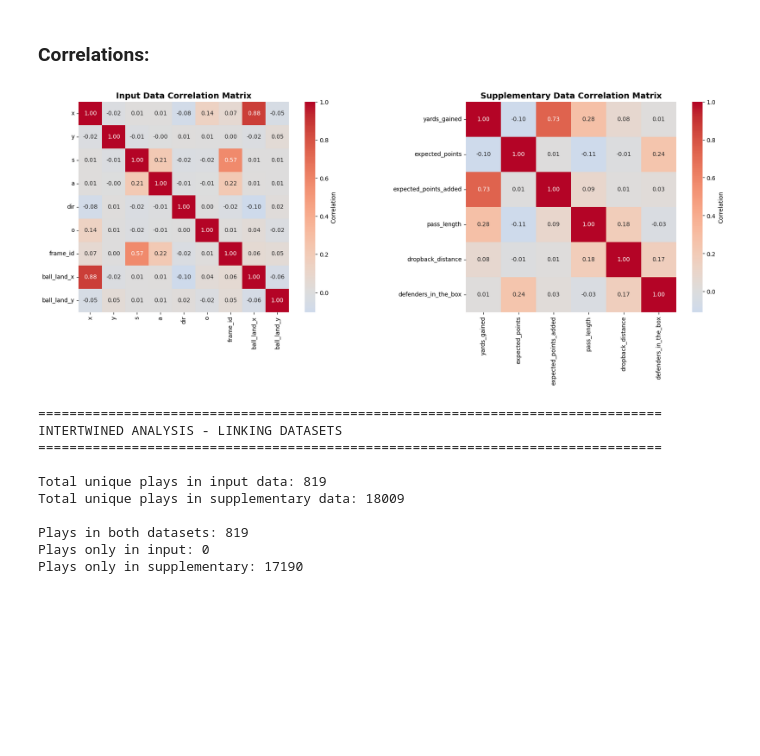
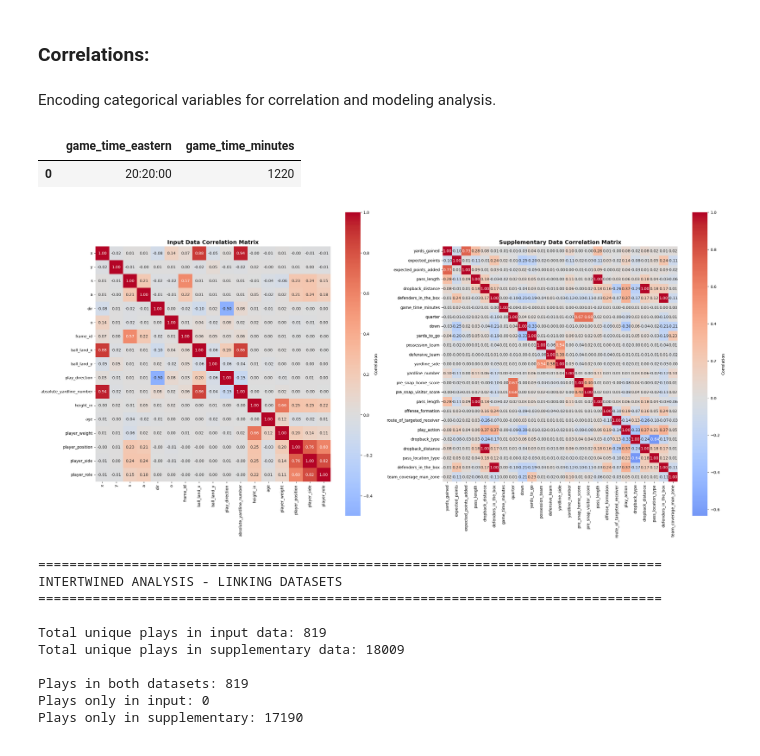
Before and after one commit to JZembower/NFL-Big-Data-Bowl-2026-Analytics-Challenge, a Jupyter notebook: EDA/EDA.ipynb, the cells around one changed output. Drawn from its saved outputs; the diff is of its cells as text; code cells hidden in the pictures; blank space fills up the shorter version.

```diff
--- a/EDA/EDA.ipynb
+++ b/EDA/EDA.ipynb
@@ -568,28 +568,61 @@ plt.show()
 [figure]
 # %% [markdown]
 ### Correlations:
+# %% [markdown]
+Encoding categorical variables for correlation and modeling analysis.
+# %%
+# Minutes since midnight
+supp_df['game_time_minutes'] = pd.to_datetime(supp_df['game_time_eastern'], format='%H:%M:%S').dt.hour * 60 + pd.to_datetime(supp_df['game_time_eastern'], format='%H:%M:%S').dt.minute
+supp_df[['game_time_eastern','game_time_minutes']].head(1)
+# %% [output]
+|  | game_time_eastern | game_time_minutes |
+| 0 | 20:20:00 | 1220 |
+# %%
+from sklearn.preprocessing import LabelEncoder
+
+input_df_encoded = input_df.copy()
+supp_df_encoded = supp_df.copy()
+
+le = LabelEncoder()
+
+# Encode input_df columns
+for col in ['play_direction', 'player_position', 'player_side', 'player_role']:
+    input_df_encoded[col] = le.fit_transform(input_df_encoded[col].astype(str))
+
+# Encode supp_df columns (add missing ones)
+for col in ['home_team_abbr', 'visitor_team_abbr', 'yardline_side', 'offense_formation',
+            'route_of_targeted_receiver', 'play_action', 'dropback_type',
+            'pass_location_type', 'team_coverage_man_zone', 'possession_team', 'defensive_team']:
+    supp_df_encoded[col] = le.fit_transform(supp_df_encoded[col].astype(str))
 # %%
 # CORRELATION HEATMAPS AND ADDITIONAL INSIGHTS
-fig, axes = plt.subplots(1, 2, figsize=(18, 7))
+fig, axes = plt.subplots(1, 2, figsize=(25, 12))
 
 # Input data correlation heatmap
-input_corr_matrix = input_df[['x', 'y', 's', 'a', 'dir', 'o', 'frame_id', 'ball_land_x', 'ball_land_y']].corr()
+input_corr_matrix = input_df_encoded[['x', 'y', 's', 'a', 'dir', 'o', 'frame_id',
+'ball_land_x', 'ball_land_y','play_direction','absolute_yardline_number','height_in','age',
+'player_weight','player_position','player_side','player_role']].corr()
 sns.heatmap(input_corr_matrix, annot=True, fmt='.2f', cmap='coolwarm', center=0,
             square=True, ax=axes[0], cbar_kws={'label': 'Correlation'})
 axes[0].set_title('Input Data Correlation Matrix', fontsize=14, fontweight='bold')
 
 # Supplementary data correlation heatmap
-supp_corr_matrix = supp_df[['yards_gained', 'expected_points', 'expected_points_added',
-                             'pass_length', 'dropback_distance', 'defenders_in_the_box']].corr()
+supp_corr_matrix = supp_df_encoded[['yards_gained', 'expected_points', 'expected_points_added',
+                             'pass_length', 'dropback_distance', 'defenders_in_the_box',
+                             'game_time_minutes','quarter','down','yards_to_go','possession_team',
+                             'defensive_team','yardline_side','yardline_number','pre_snap_home_score',
+                             'pre_snap_visitor_score','pass_length','offense_formation','route_of_targeted_receiver',
+                             'play_action','dropback_type','dropback_distance','pass_location_type',
+                             'defenders_in_the_box','team_coverage_man_zone']].corr()
 sns.heatmap(supp_corr_matrix, annot=True, fmt='.2f', cmap='coolwarm', center=0,
             square=True, ax=axes[1], cbar_kws={'label': 'Correlation'})
 axes[1].set_title('Supplementary Data Correlation Matrix', fontsize=14, fontweight='bold')
 
 plt.tight_layout()
 plt.savefig('Images/correlation_heatmaps.png', dpi=300, bbox_inches='tight')
 plt.show()
 # %% [output]
-[figure, old version]
+[figure, new version]
 # %%
 # ADDITIONAL INSIGHTS AND INTERTWINED ANALYSIS
 print("="*80)
```
Also changed, not shown: 2 other files.
